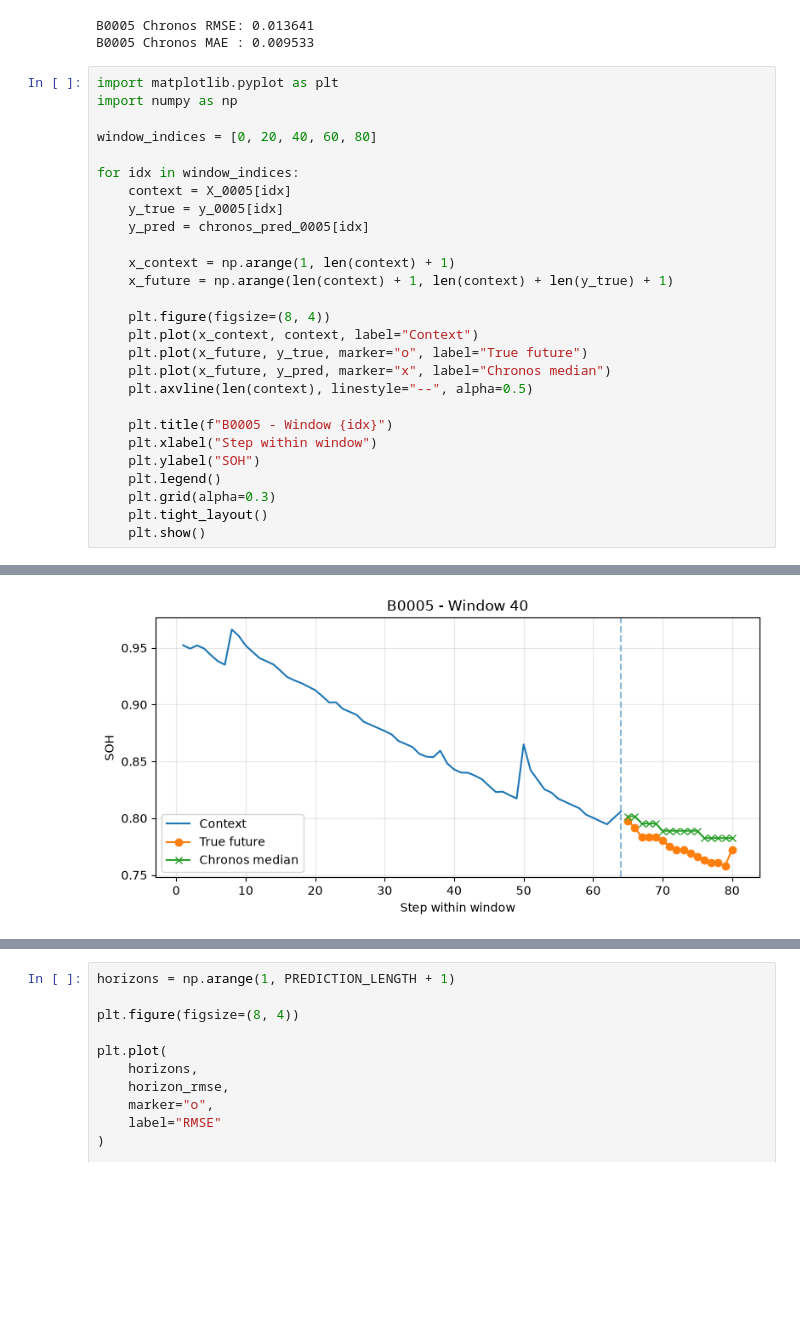
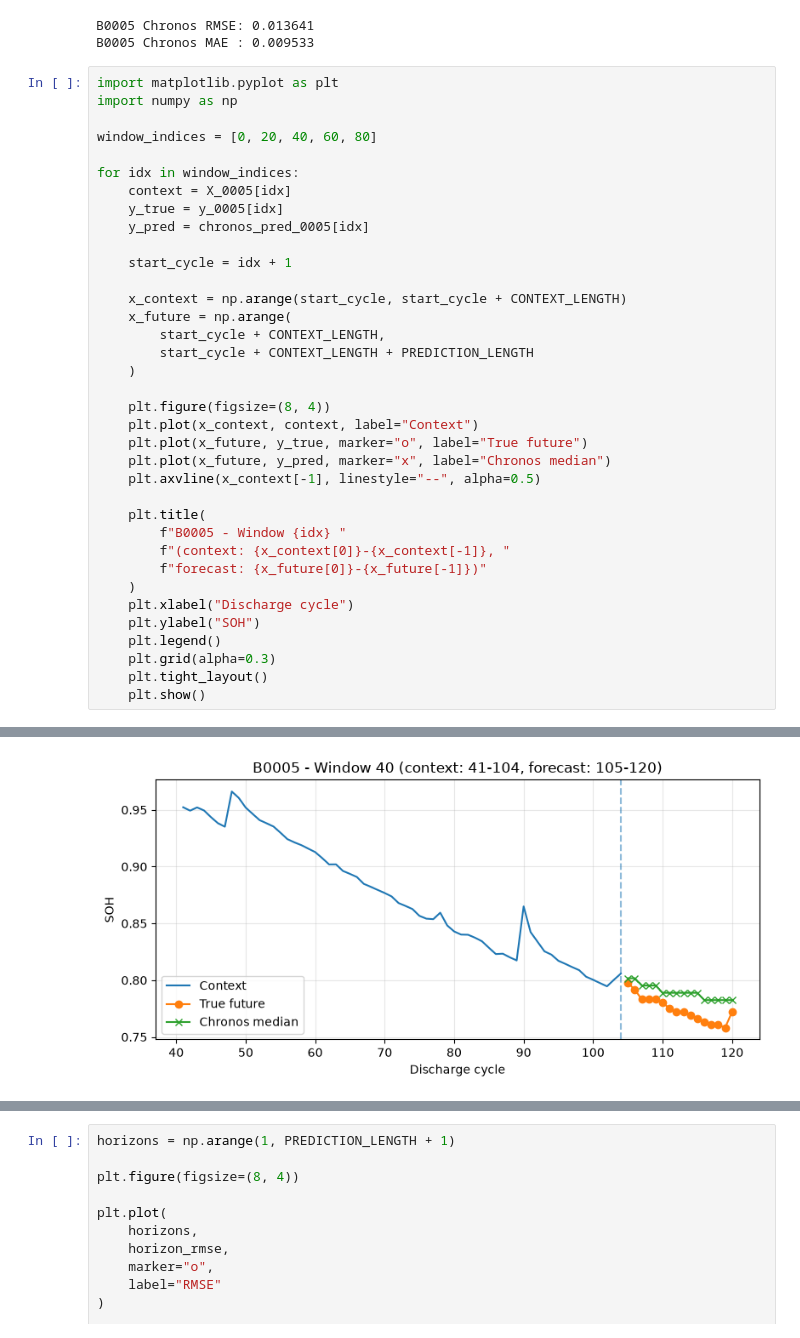
Before and after one commit to HongyeopYun/chronos-battery-soh, a Jupyter notebook: notebooks/02_chronos_zeroshot.ipynb, the cells around one changed output, grey strips where cells are left out. Cells and saved outputs as stored; diff of their text form; blank space fills up the shorter version.

Commit message:
feat: evaluate Chronos-T5 zero-shot forecasting

```diff
--- a/notebooks/02_chronos_zeroshot.ipynb
+++ b/notebooks/02_chronos_zeroshot.ipynb
@@ -246,17 +246,26 @@ for idx in window_indices:
     y_true = y_0005[idx]
     y_pred = chronos_pred_0005[idx]
 
-    x_context = np.arange(1, len(context) + 1)
-    x_future = np.arange(len(context) + 1, len(context) + len(y_true) + 1)
+    start_cycle = idx + 1
+
+    x_context = np.arange(start_cycle, start_cycle + CONTEXT_LENGTH)
+    x_future = np.arange(
+        start_cycle + CONTEXT_LENGTH,
+        start_cycle + CONTEXT_LENGTH + PREDICTION_LENGTH
+    )
 
     plt.figure(figsize=(8, 4))
     plt.plot(x_context, context, label="Context")
     plt.plot(x_future, y_true, marker="o", label="True future")
     plt.plot(x_future, y_pred, marker="x", label="Chronos median")
-    plt.axvline(len(context), linestyle="--", alpha=0.5)
+    plt.axvline(x_context[-1], linestyle="--", alpha=0.5)
 
-    plt.title(f"B0005 - Window {idx}")
-    plt.xlabel("Step within window")
+    plt.title(
+        f"B0005 - Window {idx} "
+        f"(context: {x_context[0]}-{x_context[-1]}, "
+        f"forecast: {x_future[0]}-{x_future[-1]})"
+    )
+    plt.xlabel("Discharge cycle")
     plt.ylabel("SOH")
     plt.legend()
     plt.grid(alpha=0.3)
@@ -268 +277 @@ for idx in window_indices:
-[figure, old version]
+[figure, new version]
```
Also changed, not shown: parts of 11 cells of this notebook.
